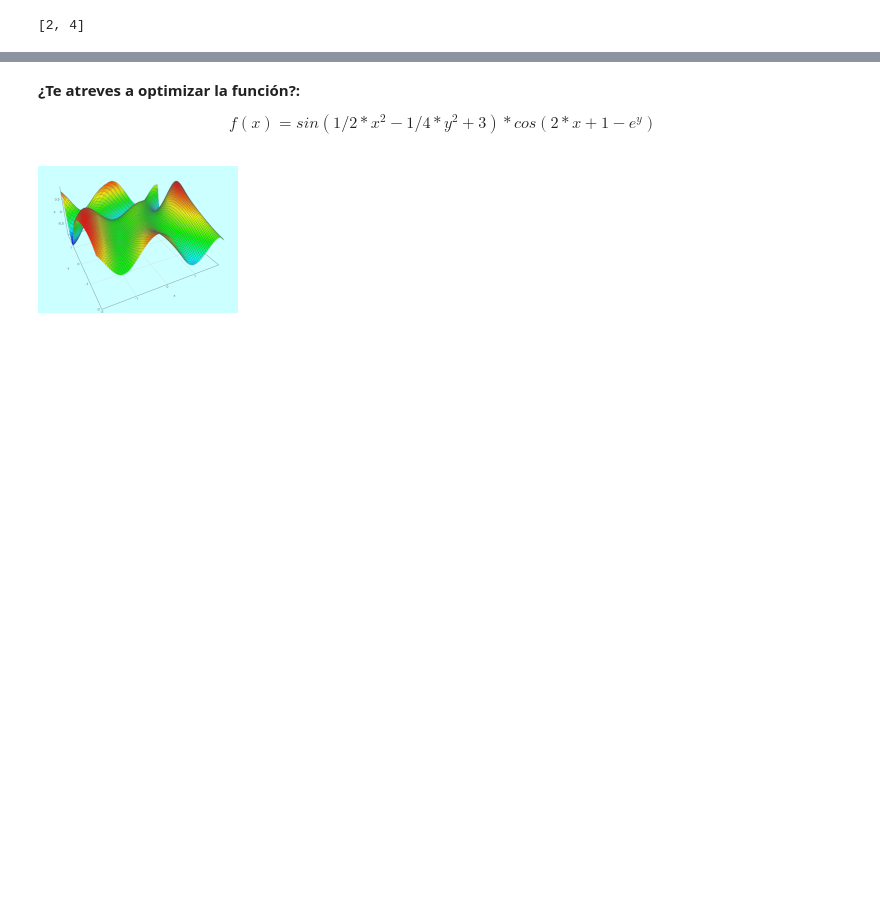
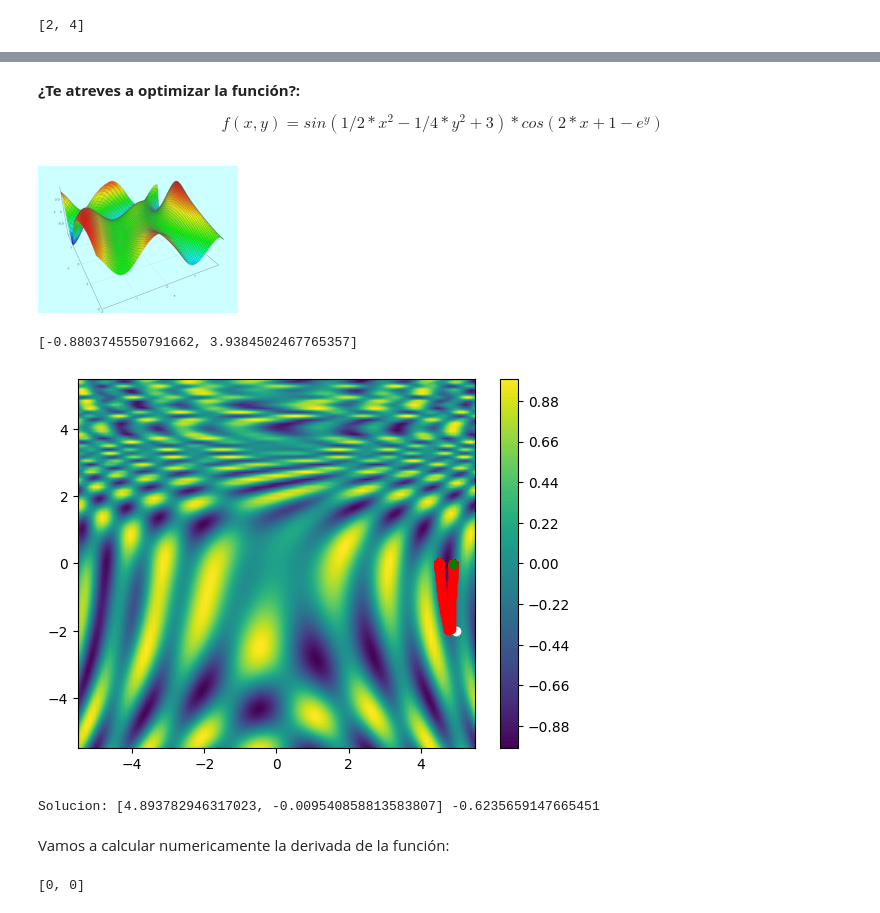
Before and after one commit to patriciogs/03MIAR-Algoritmos-de-Optimizacion-2024, a Jupyter notebook: Algoritmos_AG3_Patricio_Galdames_Sepulveda.ipynb, the cells around one changed output, grey strips where cells are left out. Drawn from its saved outputs; the diff is of its cells as text; code cells hidden in the pictures; blank space fills up the shorter version.

```diff
--- a/Algoritmos_AG3_Patricio_Galdames_Sepulveda.ipynb
+++ b/Algoritmos_AG3_Patricio_Galdames_Sepulveda.ipynb
@@ -314,9 +534,79 @@ Solucion: [6.380863075730166e-05, -1.2115726177934234e-05] 4.218332179940345e-09
 # %% [markdown]
 **¿Te atreves a optimizar la función?:**
 
-$$f(x)=sin(1/2 * x^2 - 1/4 * y^2 + 3) * cos(2*x + 1 - e^y)$$
+$$f(x, y)=sin(1/2 * x^2 - 1/4 * y^2 + 3) * cos(2*x + 1 - e^y)$$
 <br>
 ![2.png](embedded-picture-1)
+# %%
+#Definimos la funcion y creamos algunas funciones auxiliares para facilitar la definición del gradiente de la función
+f= lambda X: math.sin(1/2 * X[0]**2 - 1/4 * X[1]**2 + 3) *math.cos(2*X[0] + 1 - math.exp(X[1]) )
+df_cos_cos = lambda X: math.cos(1/2 * X[0]**2 - 1/4 * X[1]**2 + 3) *math.cos(2*X[0] + 1 - math.exp(X[1]) )
+df_sin_sin = lambda X: math.sin(1/2 * X[0]**2 - 1/4 * X[1]**2 + 3) *math.sin(2*X[0] + 1 - math.exp(X[1]) )
 # %%
-#Definimos la funcion
-f= lambda X: math.sin(1/2 * X[0]**2 - 1/4 * X[1]**2 + 3) *math.cos(2*X[0] + 1 - math.exp(X[1]) )
+#Definimos  el gradiente de la funcion
+df = lambda X: [X[0]*df_cos_cos(X) -2 * df_sin_sin(X), (-X[1]/2)*df_cos_cos(X)+math.exp(X[1])*df_sin_sin(X)]         #Gradiente
+
+df([1,2])
+# %% [output]
+[-0.8803745550791662, 3.9384502467765357]
+# %%
+#Tomamos el codigo anterior que aplica y grafica los pasos del descenso del gradiente
+resolucion = 100
+rango=5.5
+
+X=np.linspace(-rango,rango,resolucion)
+Y=np.linspace(-rango,rango,resolucion)
+Z=np.zeros((resolucion,resolucion))
+for ix,x in enumerate(X):
+  for iy,y in enumerate(Y):
+    Z[iy,ix] = f([x,y])
+
+#Pinta el mapa de niveles de Z
+plt.contourf(X,Y,Z,resolucion)
+plt.colorbar()
+
+#Generamos un punto aleatorio inicial y pintamos de blanco
+P=[random.uniform(-5,5  ),random.uniform(-5,5 ) ]
+plt.plot(P[0],P[1],"o",c="white")
+
+#Tasa de aprendizaje. Fija. Sería más efectivo reducirlo a medida que nos acercamos.
+TA=.1
+
+#Iteraciones:
+max_iteraciones = 50000
+for _ in range(max_iteraciones):
+  grad = df(P)
+  #print(P,grad)
+  P[0],P[1] = P[0] - TA*grad[0] , P[1] - TA*grad[1]
+  plt.plot(P[0],P[1],"o",c="red")
+
+#Dibujamos el punto final y pintamos de verde
+plt.plot(P[0],P[1],"o",c="green")
+plt.show()
+print("Solucion:" , P , f(P))
+# %% [output]
+[figure, added]
+Solucion: [4.893782946317023, -0.009540858813583807] -0.6235659147665451
+# %% [markdown]
+Vamos a calcular numericamente la derivada de la función:
+# %%
+def df_numerico(PUNTO):
+
+    h = 0.01  # Incremento pequeño para aproximar la derivada
+    T = np.copy(PUNTO)  # Copia del punto actual
+    grad = np.zeros_like(PUNTO)  # Vector de gradientes
+
+    # Itera sobre cada coordenada del punto
+    for it, th in enumerate(PUNTO):
+        # Incrementa la coordenada actual
+        T[it] = T[it] + h
+        # Calcula la derivada aproximada de f respecto a esa coordenada
+        grad[it] = (f(T) - f(PUNTO)) / h
+        # Restaura el valor original de la coordenada
+        T[it] = th
+
+    return grad
+df_test = df_numerico([1,2])
+print(f"[{df_test[0]}, {df_test[1]}]")
+# %% [output]
+[0, 0]
```
Also changed, not shown: parts of 17 cells of this notebook.
